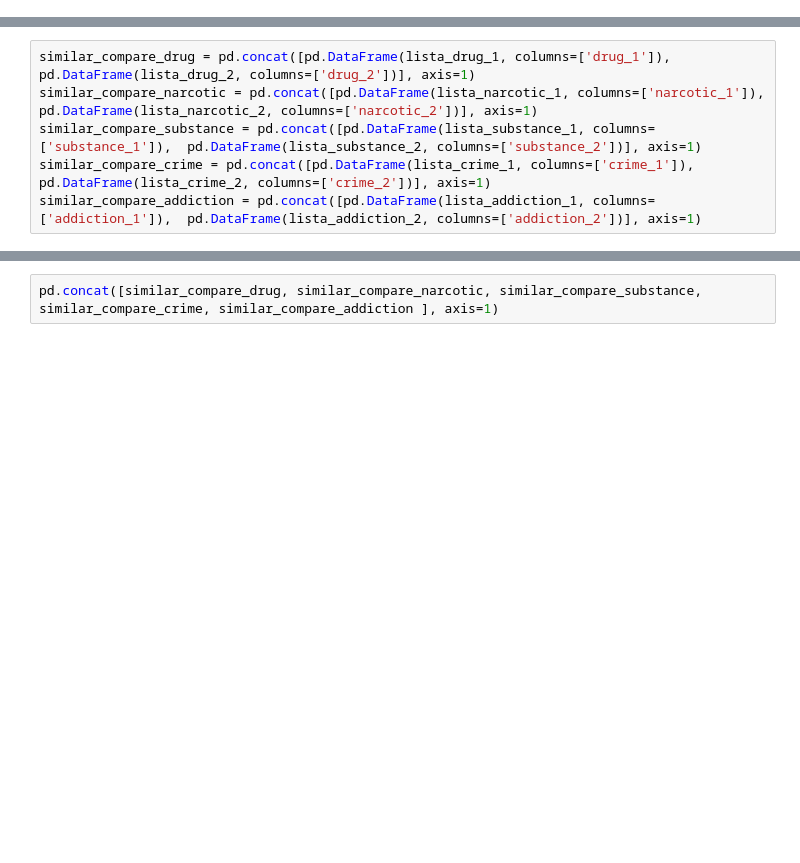
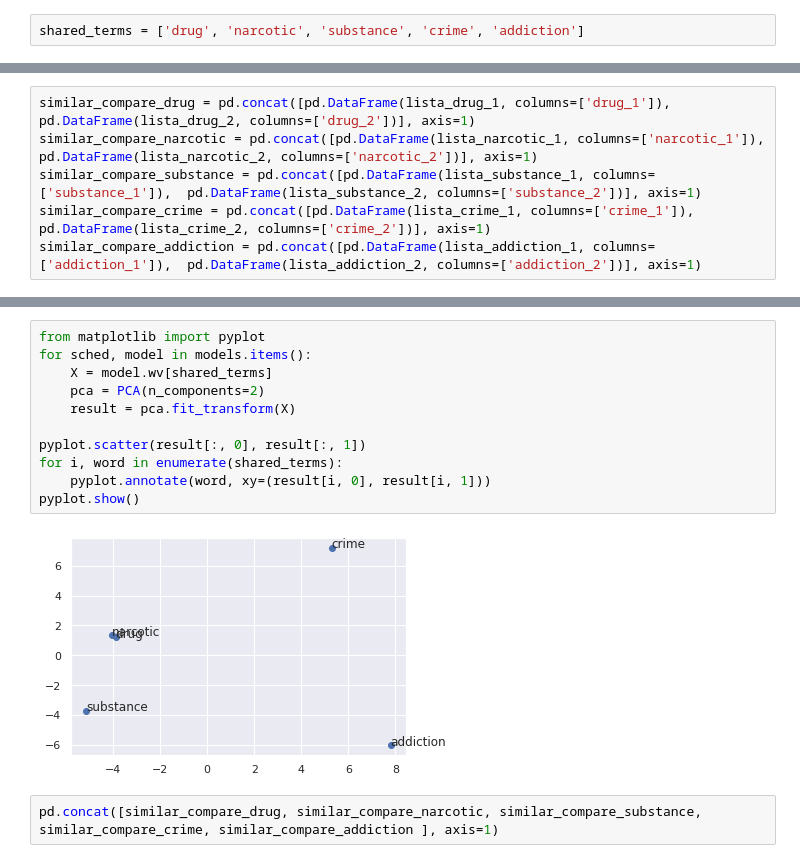
Before and after one commit to martinaviggiano/knowledge_extraction_project, a Jupyter notebook: 03_Word2Vec_ PMI.ipynb, the cells around one changed output, grey strips where cells are left out. Drawn from its saved outputs; the diff is of its cells as text; blank space fills up the shorter version.

```diff
--- a/03_Word2Vec_ PMI.ipynb
+++ b/03_Word2Vec_ PMI.ipynb
@@ -322,5 +354,7 @@ terms_narco_2
 ### *3.2 Cosine similarity with list of shared terms*
 # %% [markdown]
 List of shared terms = 'drug', 'narcotic', 'substance', 'crime', 'addiction'
+# %%
+shared_terms = ['drug', 'narcotic', 'substance', 'crime', 'addiction']
 # %%
 # ONLY ONE MODEL
@@ -385,3 +439,16 @@ pd.concat([similar_compare_drug, similar_compare_narcotic, similar_compare_subst
+# %%
+from matplotlib import pyplot
+for sched, model in models.items():
+    X = model.wv[shared_terms]
+    pca = PCA(n_components=2)
+    result = pca.fit_transform(X)
+
+pyplot.scatter(result[:, 0], result[:, 1])
+for i, word in enumerate(shared_terms):
+    pyplot.annotate(word, xy=(result[i, 0], result[i, 1]))
+pyplot.show()
+# %% [output]
+[figure, added]
 # %%
 pd.concat([similar_compare_drug, similar_compare_narcotic, similar_compare_substance, similar_compare_crime, similar_compare_addiction ], axis=1)
 # %% [output]
```
Also changed, not shown: parts of 92 cells of this notebook, 2 other files.
